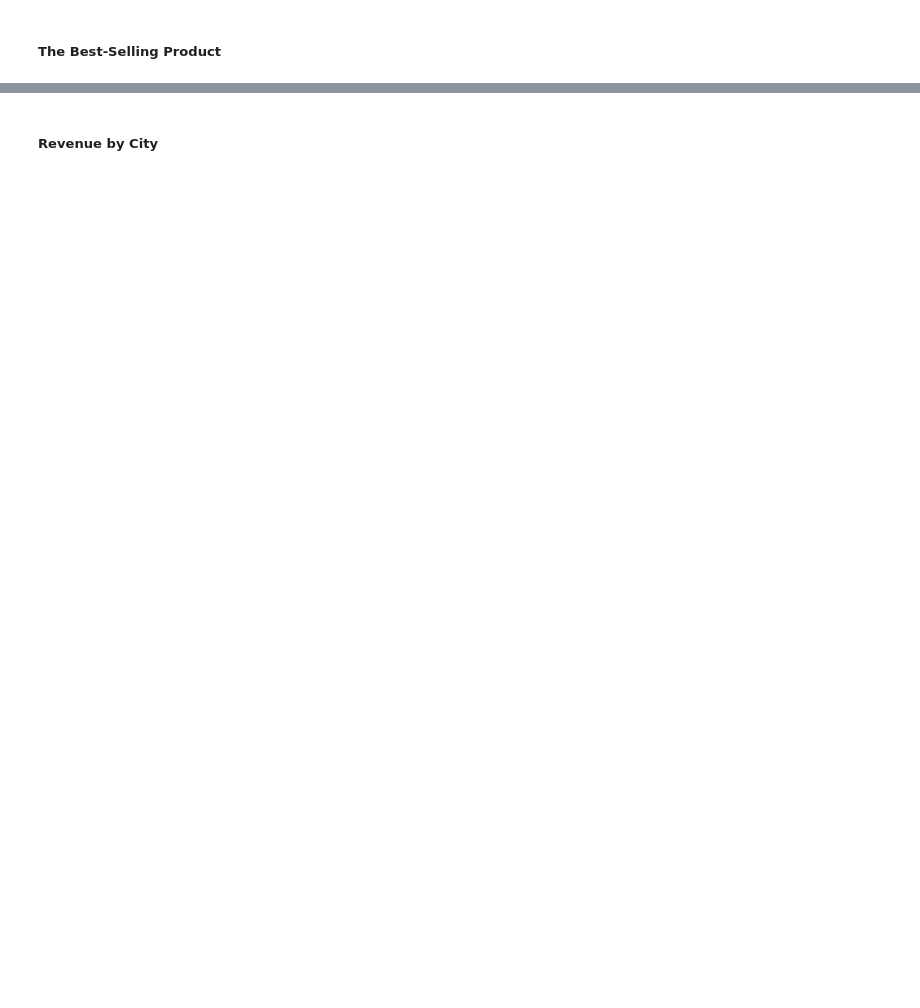
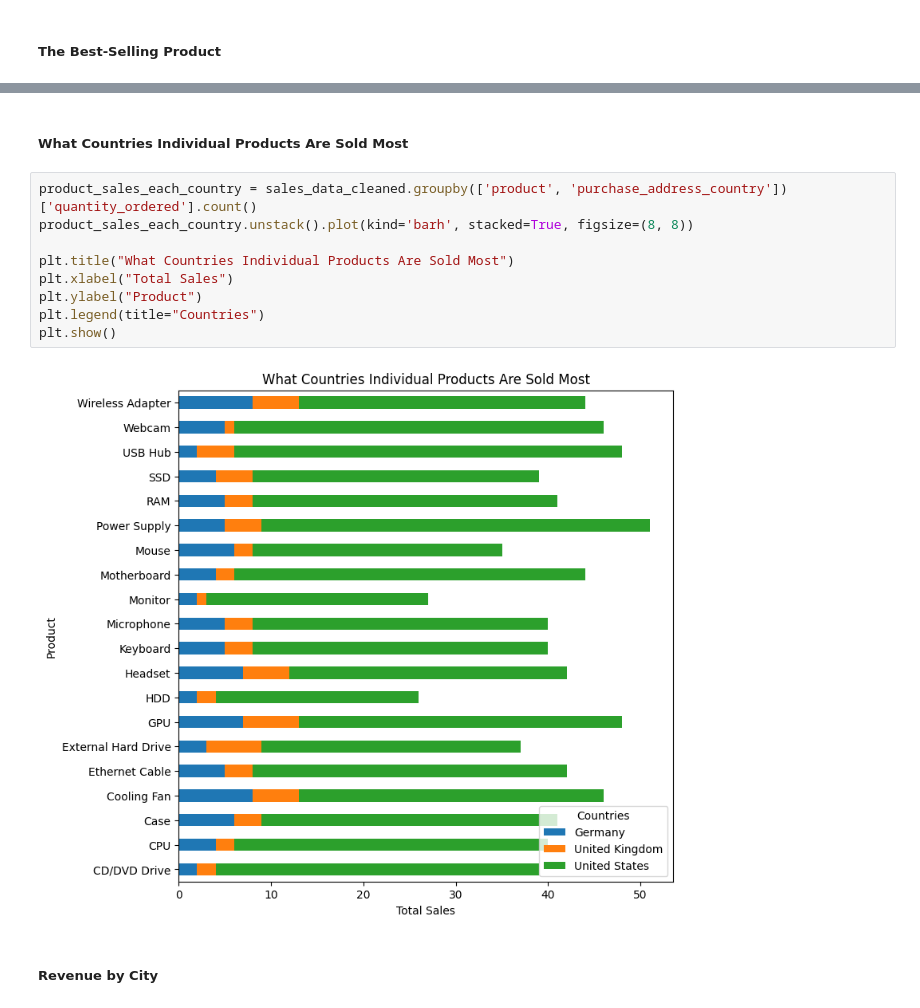
Before and after one commit to marvinobig/pcparts-da, a Jupyter notebook: sales-analysis.ipynb, the cells around one changed output, grey strips where cells are left out. Saved outputs shown, nothing was run; the diff lists cells and outputs as text; blank space fills up the shorter version.

```diff
--- a/sales-analysis.ipynb
+++ b/sales-analysis.ipynb
@@ -128,6 +131,19 @@ plt.xlabel("Total Sold")
 plt.show()
 # %% [output]
 [figure]
+# %% [markdown]
+##### What Countries Individual Products Are Sold Most
+# %%
+product_sales_each_country = sales_data_cleaned.groupby(['product', 'purchase_address_country'])['quantity_ordered'].count()
+product_sales_each_country.unstack().plot(kind='barh', stacked=True, figsize=(8, 8))
+
+plt.title("What Countries Individual Products Are Sold Most")
+plt.xlabel("Total Sales")
+plt.ylabel("Product")
+plt.legend(title="Countries")
+plt.show()
+# %% [output]
+[figure, added]
 # %% [markdown]
 ##### Revenue by City
 # %%
```
Also changed, not shown: parts of 4 cells of this notebook.
